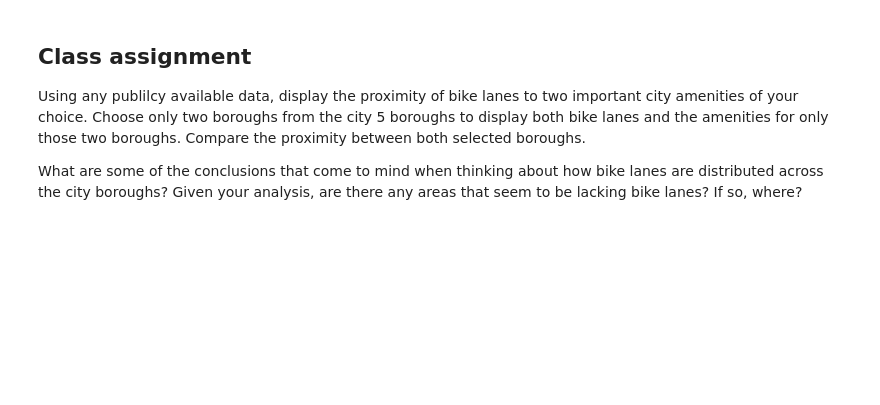
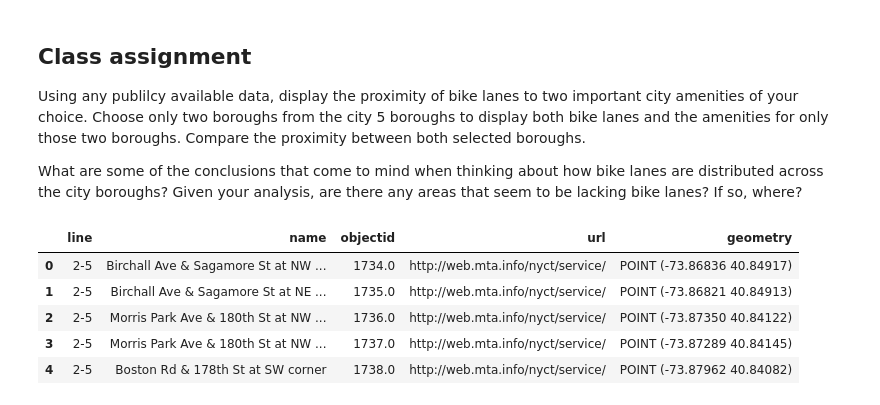
Before and after one commit to HenryRivera/Computing4SUE, a Jupyter notebook: Lab 11/her277_class_11_part1.ipynb, the cells around one changed output. Saved outputs shown, nothing was run; the diff lists cells and outputs as text; code cells hidden in the pictures; blank space fills up the shorter version.

```diff
--- a/Lab 11/her277_class_11_part1.ipynb
+++ b/Lab 11/her277_class_11_part1.ipynb
@@ -253,3 +358,13 @@ ax.set_axis_off()
 Using any publilcy available data, display the proximity of bike lanes to two important city amenities of your choice. Choose only two boroughs from the city 5 boroughs to display both bike lanes and the amenities for only those two boroughs. Compare the proximity between both selected boroughs.
 
 What are some of the conclusions that come to mind when thinking about how bike lanes are distributed across the city boroughs? Given your analysis, are there any areas that seem to be lacking bike lanes? If so, where?
+# %%
+subway_entrances = gpd.read_file('Subway Entrances')
+subway_entrances.head()
+# %% [output]
+|  | line | name | objectid | url | geometry |
+| 0 | 2-5 | Birchall Ave & Sagamore St at NW ... | 1734.0 | http://web.mta.info/nyct/service/ | POINT (-73.86836 40.84917) |
+| 1 | 2-5 | Birchall Ave & Sagamore St at NE ... | 1735.0 | http://web.mta.info/nyct/service/ | POINT (-73.86821 40.84913) |
+| 2 | 2-5 | Morris Park Ave & 180th St at NW ... | 1736.0 | http://web.mta.info/nyct/service/ | POINT (-73.87350 40.84122) |
+| 3 | 2-5 | Morris Park Ave & 180th St at NW ... | 1737.0 | http://web.mta.info/nyct/service/ | POINT (-73.87289 40.84145) |
+| 4 | 2-5 | Boston Rd & 178th St at SW corner | 1738.0 | http://web.mta.info/nyct/service/ | POINT (-73.87962 40.84082) |
```
Also changed, not shown: parts of 25 cells of this notebook, 4 other files.
